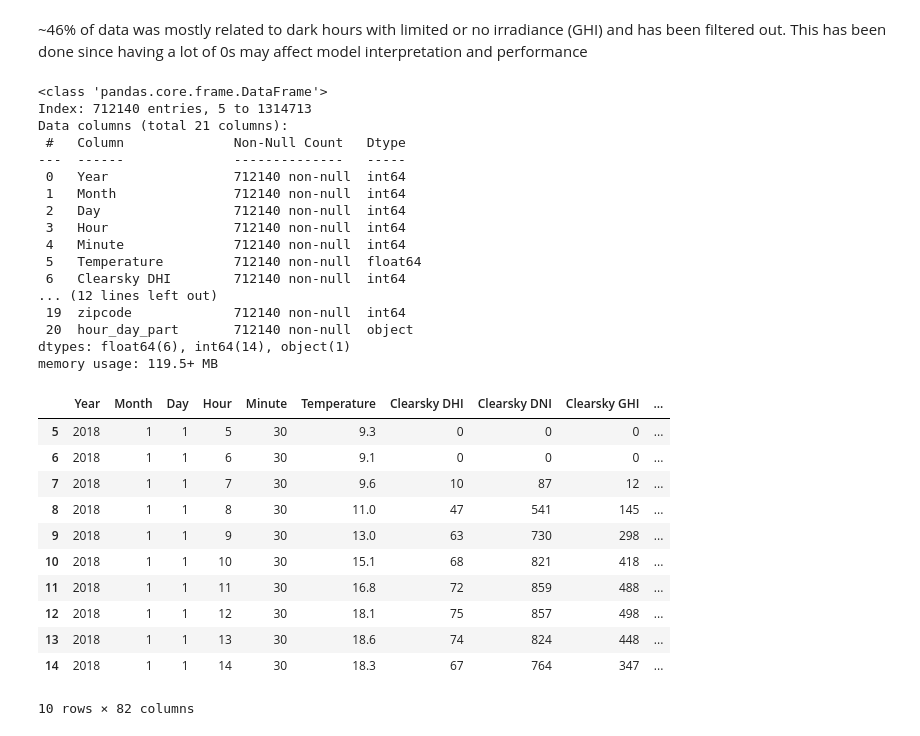
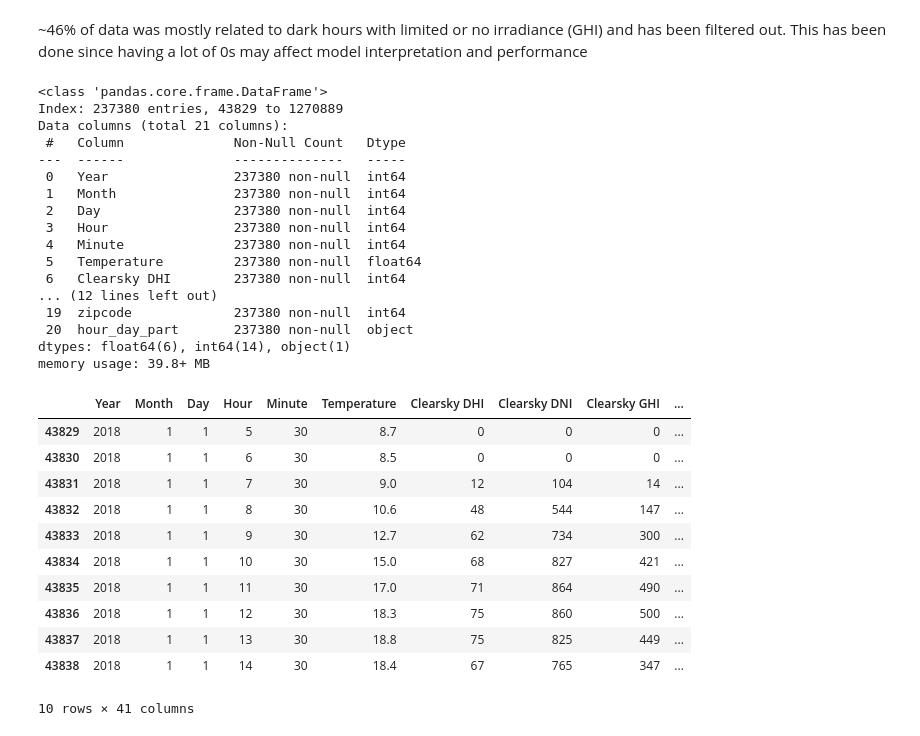
Before and after one commit to VeenaBeknal/Solar-Irradiance-to-Sustainably-Power-Streetlights, a Jupyter notebook: FeatureEngineering_and_PolynomialRegression.ipynb, the cells around one changed output. Saved outputs shown, nothing was run; the diff lists cells and outputs as text; code cells hidden in the pictures.

```diff
--- a/FeatureEngineering_and_PolynomialRegression.ipynb
+++ b/FeatureEngineering_and_PolynomialRegression.ipynb
@@ -33,3 +59,9 @@ solar_ir_df.shape
+# %%
+# The specified zip codes account for >50% of San Jose population
+san_jose_zipcodes_filter = [95123,95127,95111,95122,95125,95116,95112,95124,95148,95136]
+
+# Filtering the data for the top 10 zipcodes
+solar_ir_df_zip_filter = solar_ir_df[solar_ir_df['zipcode'].isin(san_jose_zipcodes_filter)]
 # %% [markdown]
 Missing values
 # %%
@@ -104,7 +142,7 @@ print(solar_summary_df)
 darkvalues_to_remove = ['early_night', 'late_evening', 'late_night', 'late_night_start_of_day']
 
 # Filtering out rows with the specified hour_day_part values
-solar_ir_df_nondark = solar_ir_df[~solar_ir_df['hour_day_part'].isin(darkvalues_to_remove)]
+solar_ir_df_nondark = solar_ir_df_zip_filter[~solar_ir_df_zip_filter['hour_day_part'].isin(darkvalues_to_remove)]
 
 # Display the filtered DataFrame
 solar_ir_df_nondark.head()
@@ -132,45 +172,51 @@ Share of data that was filtered out = 45.833333333333336
 solar_ir_df_nondark.info()
 # %% [output]
 <class 'pandas.core.frame.DataFrame'>
-Index: 712140 entries, 5 to 1314713
+Index: 237380 entries, 43829 to 1270889
 Data columns (total 21 columns):
  #   Column              Non-Null Count   Dtype
 ---  ------              --------------   -----
- 0   Year                712140 non-null  int64
- 1   Month               712140 non-null  int64
- 2   Day                 712140 non-null  int64
- 3   Hour                712140 non-null  int64
- 4   Minute              712140 non-null  int64
- 5   Temperature         712140 non-null  float64
- 6   Clearsky DHI        712140 non-null  int64
+ 0   Year                237380 non-null  int64
+ 1   Month               237380 non-null  int64
+ 2   Day                 237380 non-null  int64
+ 3   Hour                237380 non-null  int64
+ 4   Minute              237380 non-null  int64
+ 5   Temperature         237380 non-null  float64
+ 6   Clearsky DHI        237380 non-null  int64
 ... (12 lines left out)
- 19  zipcode             712140 non-null  int64
- 20  hour_day_part       712140 non-null  object
+ 19  zipcode             237380 non-null  int64
+ 20  hour_day_part       237380 non-null  object
 dtypes: float64(6), int64(14), object(1)
-memory usage: 119.5+ MB
+memory usage: 39.8+ MB
 # %%
 # 1-hot encoding for multiple columns
 # Specifying the list of columns to one-hot encode
 columns_to_encode = ['Cloud Type','zipcode', 'hour_day_part']
 
 # Performing one-hot encoding for multiple columns and ensure numeric encoding instead of boolean
 encoded_df = pd.get_dummies(solar_ir_df_nondark, columns=columns_to_encode, prefix=columns_to_encode, dtype='int')
 
 # Concatenating the encoded columns with the original DataFrame
-solar_ir_df_nondark_encoded = pd.concat([solar_ir_df_nondark, encoded_df], axis=1)
+#solar_ir_df_nondark_encoded = pd.concat([solar_ir_df_nondark, encoded_df], axis=1)
 
 # Display the DataFrame with one-hot encoded columns
+#solar_ir_df_nondark_encoded.head(10)
+
+# After encoding adding to the nondark encoded
+solar_ir_df_nondark_encoded = encoded_df
+
+# Displaying the DataFrame with one-hot encoded columns
 solar_ir_df_nondark_encoded.head(10)
 # %% [output]
 |  | Year | Month | Day | Hour | Minute | Temperature | Clearsky DHI | Clearsky DNI | Clearsky GHI | ... |
-| 5 | 2018 | 1 | 1 | 5 | 30 | 9.3 | 0 | 0 | 0 | ... |
-| 6 | 2018 | 1 | 1 | 6 | 30 | 9.1 | 0 | 0 | 0 | ... |
-| 7 | 2018 | 1 | 1 | 7 | 30 | 9.6 | 10 | 87 | 12 | ... |
-| 8 | 2018 | 1 | 1 | 8 | 30 | 11.0 | 47 | 541 | 145 | ... |
-| 9 | 2018 | 1 | 1 | 9 | 30 | 13.0 | 63 | 730 | 298 | ... |
-| 10 | 2018 | 1 | 1 | 10 | 30 | 15.1 | 68 | 821 | 418 | ... |
-| 11 | 2018 | 1 | 1 | 11 | 30 | 16.8 | 72 | 859 | 488 | ... |
-| 12 | 2018 | 1 | 1 | 12 | 30 | 18.1 | 75 | 857 | 498 | ... |
-| 13 | 2018 | 1 | 1 | 13 | 30 | 18.6 | 74 | 824 | 448 | ... |
-| 14 | 2018 | 1 | 1 | 14 | 30 | 18.3 | 67 | 764 | 347 | ... |
+| 43829 | 2018 | 1 | 1 | 5 | 30 | 8.7 | 0 | 0 | 0 | ... |
+| 43830 | 2018 | 1 | 1 | 6 | 30 | 8.5 | 0 | 0 | 0 | ... |
+| 43831 | 2018 | 1 | 1 | 7 | 30 | 9.0 | 12 | 104 | 14 | ... |
+| 43832 | 2018 | 1 | 1 | 8 | 30 | 10.6 | 48 | 544 | 147 | ... |
+| 43833 | 2018 | 1 | 1 | 9 | 30 | 12.7 | 62 | 734 | 300 | ... |
+| 43834 | 2018 | 1 | 1 | 10 | 30 | 15.0 | 68 | 827 | 421 | ... |
+| 43835 | 2018 | 1 | 1 | 11 | 30 | 17.0 | 71 | 864 | 490 | ... |
+| 43836 | 2018 | 1 | 1 | 12 | 30 | 18.3 | 75 | 860 | 500 | ... |
+| 43837 | 2018 | 1 | 1 | 13 | 30 | 18.8 | 75 | 825 | 449 | ... |
+| 43838 | 2018 | 1 | 1 | 14 | 30 | 18.4 | 67 | 765 | 347 | ... |
-10 rows × 82 columns
+10 rows × 41 columns
```
Also changed, not shown: parts of 46 cells of this notebook.
